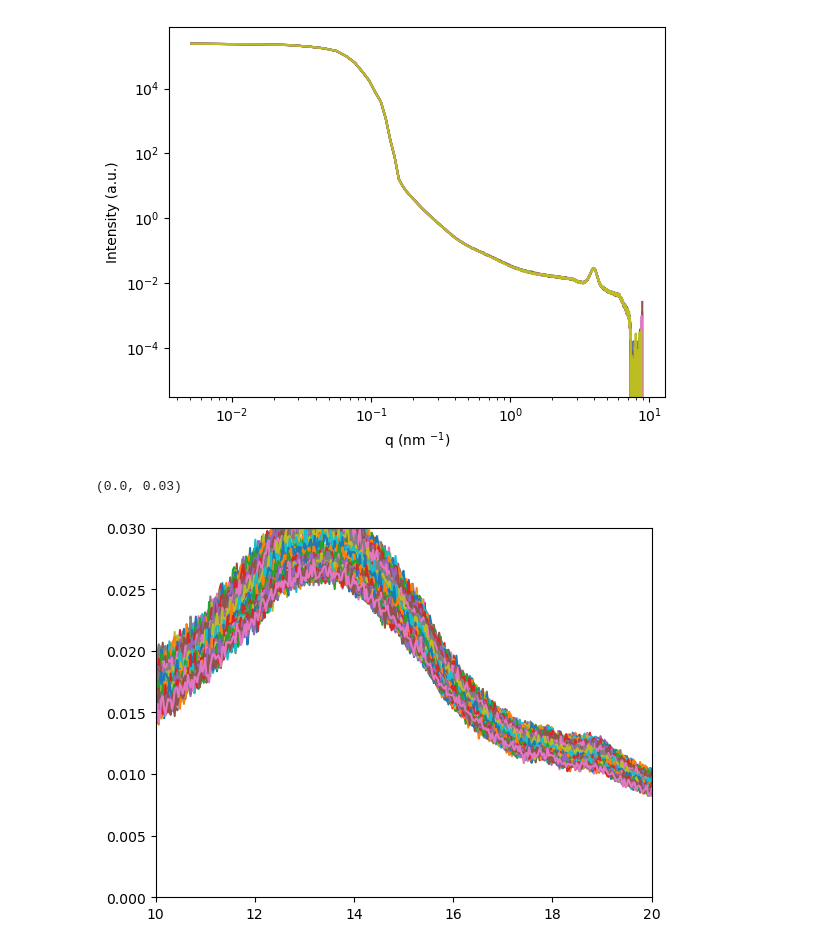
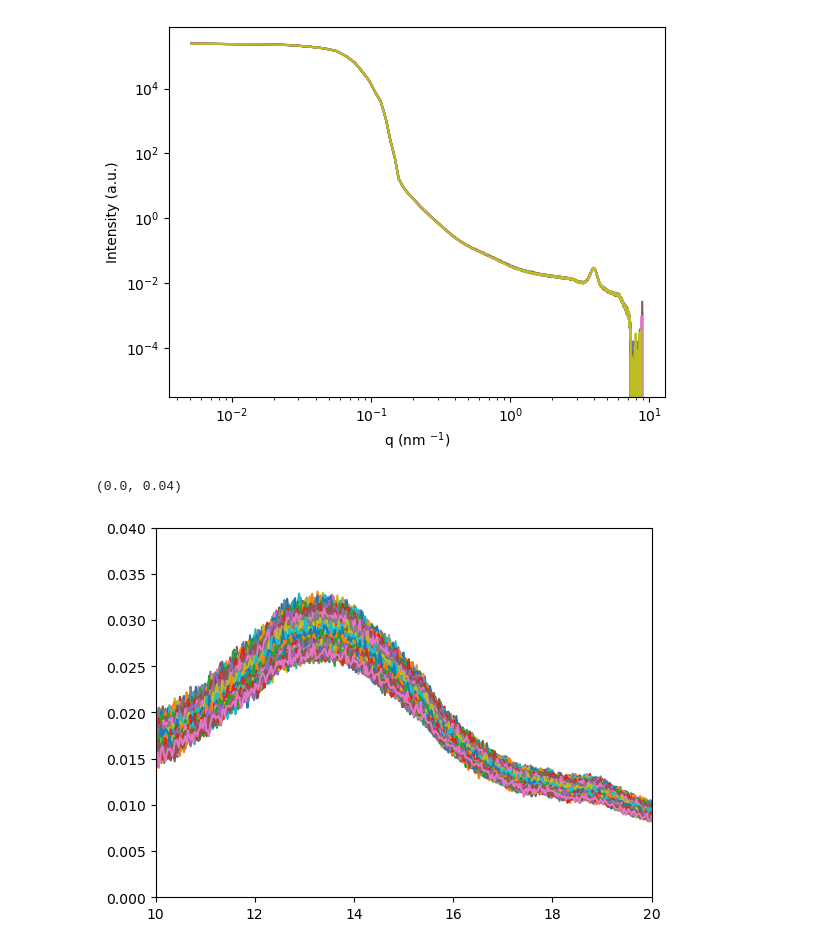
Before and after one commit to PronoyDutta/SAXS_WAXS, a Jupyter notebook: SAXS_WAXS_plotting.ipynb, the cells around one changed output. Drawn from its saved outputs; the diff is of its cells as text; code cells hidden in the pictures.

```diff
--- a/SAXS_WAXS_plotting.ipynb
+++ b/SAXS_WAXS_plotting.ipynb
@@ -626,13 +628,13 @@ plt.yscale('log')
 # %%
 # Manual data plotting WAXS
 
 for ikey in range(155,242):
-    X_data = emptyCell_corrected_waxs_files[ikey].iloc[:,0] # multipled by 10 to convert from inverse Angstrom to inverse nanometer
+    X_data = 10*emptyCell_corrected_waxs_files[ikey].iloc[:,0] # multipled by 10 to convert from inverse Angstrom to inverse nanometer
     Y_data = emptyCell_corrected_waxs_files[ikey].iloc[:,1]
     plt.plot(X_data, Y_data)
 
 plt.xlim(10,20)
-plt.ylim(0,0.03)
+plt.ylim(0,0.04)
 # %% [output]
-(0.0, 0.03)
+(0.0, 0.04)
-[figure, old version]
+[figure, new version]
```
Also changed, not shown: parts of 7 cells of this notebook.
